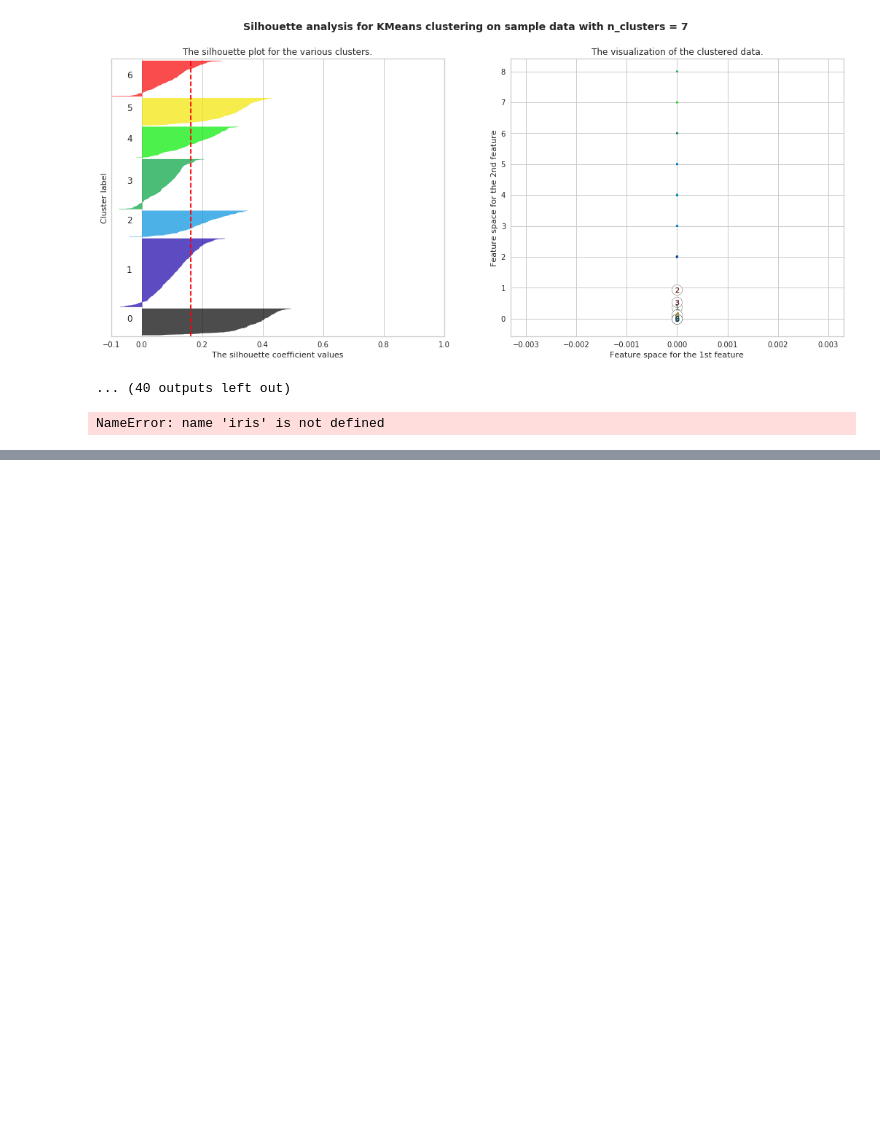
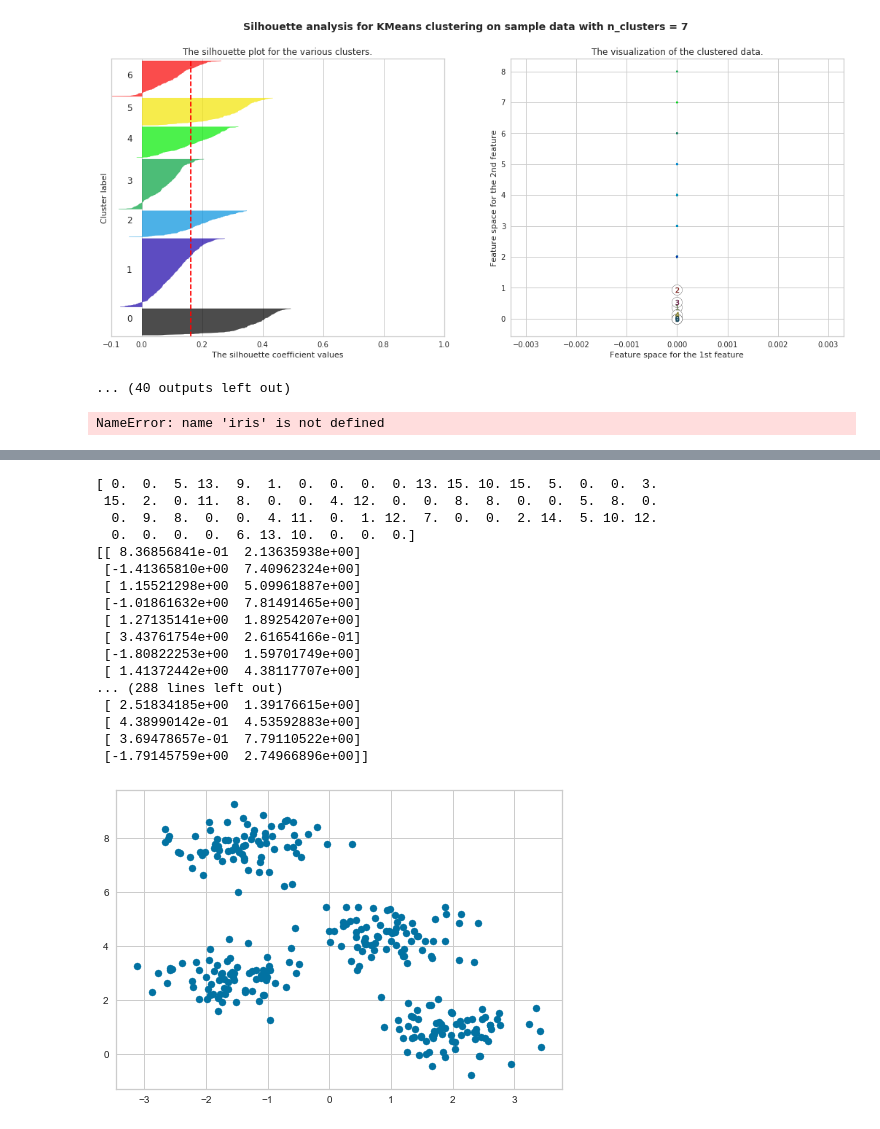
Before and after one commit to JonahCWilson/mla3, a Jupyter notebook: Assignment3.ipynb, the cells around one changed output, grey strips where cells are left out. Cells and saved outputs as stored; diff of their text form; code cells hidden in the pictures; blank space fills up the shorter version.

```diff
--- a/Assignment3.ipynb
+++ b/Assignment3.ipynb
@@ -316,0 +339,26 @@ NameError: name 'iris' is not defined
+# %%
+from sklearn.datasets.samples_generator import make_blobs
+X, y_true = make_blobs(n_samples=300, centers=4,
+                       cluster_std=0.60, random_state=0)
+print(data[0])
+print(X)
+plt.scatter(X[:, 0], X[:, 1], s=50);
+# %% [output]
+[ 0.  0.  5. 13.  9.  1.  0.  0.  0.  0. 13. 15. 10. 15.  5.  0.  0.  3.
+ 15.  2.  0. 11.  8.  0.  0.  4. 12.  0.  0.  8.  8.  0.  0.  5.  8.  0.
+  0.  9.  8.  0.  0.  4. 11.  0.  1. 12.  7.  0.  0.  2. 14.  5. 10. 12.
+  0.  0.  0.  0.  6. 13. 10.  0.  0.  0.]
+[[ 8.36856841e-01  2.13635938e+00]
+ [-1.41365810e+00  7.40962324e+00]
+ [ 1.15521298e+00  5.09961887e+00]
+ [-1.01861632e+00  7.81491465e+00]
+ [ 1.27135141e+00  1.89254207e+00]
+ [ 3.43761754e+00  2.61654166e-01]
+ [-1.80822253e+00  1.59701749e+00]
+ [ 1.41372442e+00  4.38117707e+00]
+... (288 lines left out)
+ [ 2.51834185e+00  1.39176615e+00]
+ [ 4.38990142e-01  4.53592883e+00]
+ [ 3.69478657e-01  7.79110522e+00]
+ [-1.79145759e+00  2.74966896e+00]]
+[figure, added]
```
Also changed, not shown: parts of 1 cell of this notebook.
